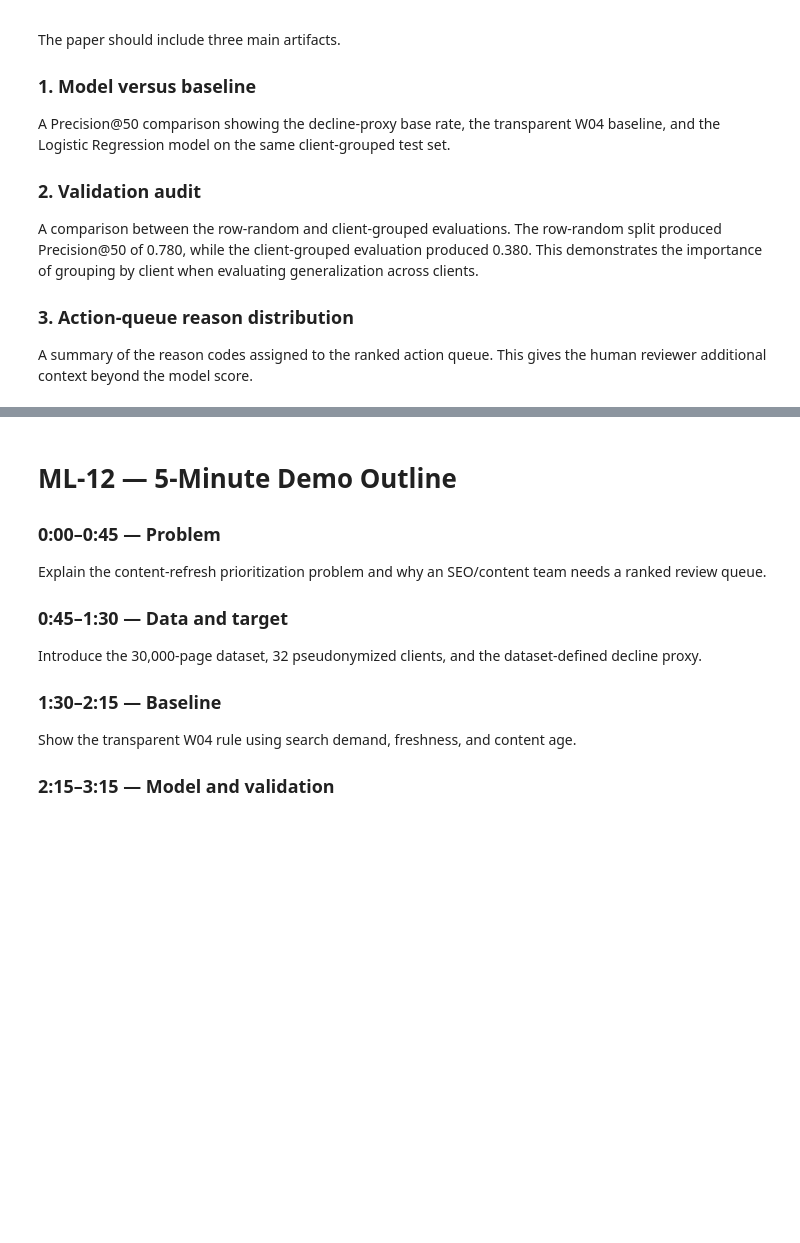
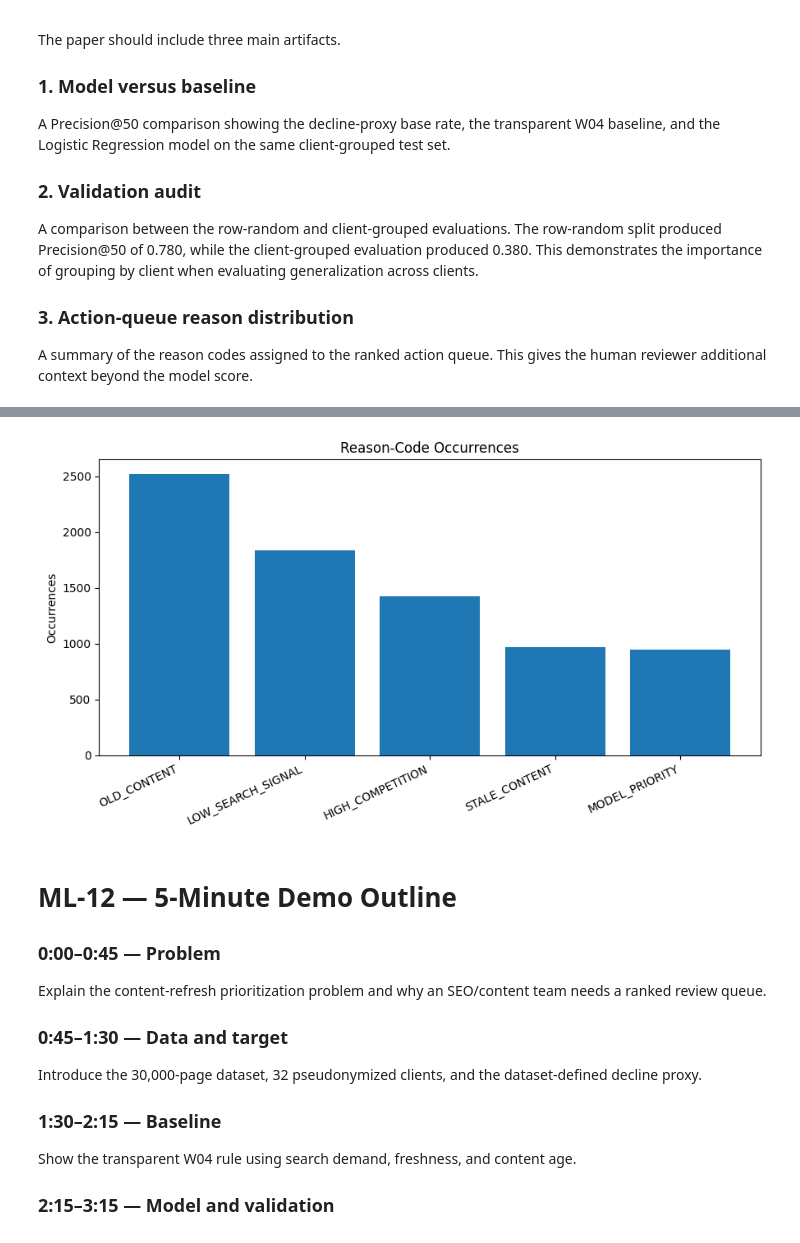
Before and after one commit to SymbolPamnani/Flyrank-ML-internship, a Jupyter notebook: work/notebooks/capstone.ipynb, the cells around one changed output, grey strips where cells are left out. Cells and saved outputs as stored; diff of their text form; code cells hidden in the pictures; blank space fills up the shorter version.

```diff
--- a/work/notebooks/capstone.ipynb
+++ b/work/notebooks/capstone.ipynb
@@ -265,3 +298,28 @@ A summary of the reason codes assigned to the ranked action queue. This gives th
+# %%
+# Artifact 3
+### Reason-Code Occurrences
+
+import matplotlib.pyplot as plt
+
+reason_codes = [
+    "OLD_CONTENT",
+    "LOW_SEARCH_SIGNAL",
+    "HIGH_COMPETITION",
+    "STALE_CONTENT",
+    "MODEL_PRIORITY"
+]
+
+occurrences = [2523, 1835, 1427, 966, 950]
+
+plt.figure(figsize=(9, 5))
+plt.bar(reason_codes, occurrences)
+plt.ylabel("Occurrences")
+plt.title("Reason-Code Occurrences")
+plt.xticks(rotation=25, ha="right")
+plt.tight_layout()
+plt.show()
+# %% [output]
+[figure, added]
 # %% [markdown]
 # ML-12 — 5-Minute Demo Outline
 
```
Also changed, not shown: parts of 2 cells of this notebook.
